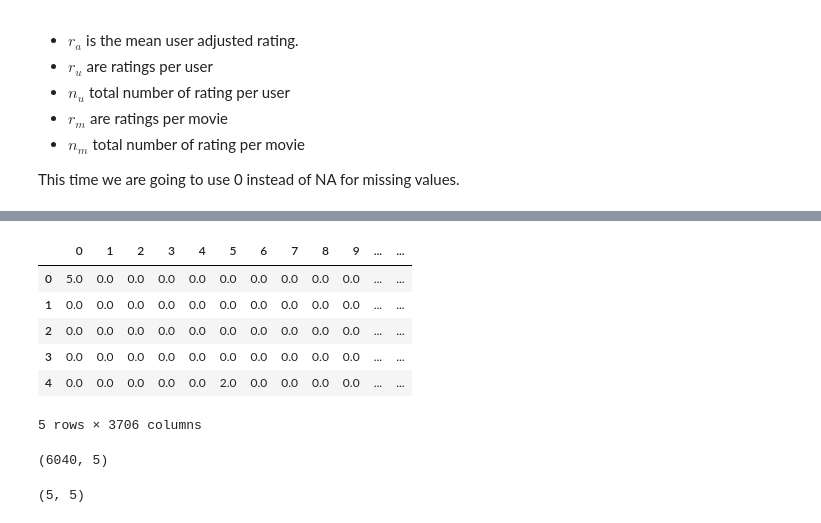
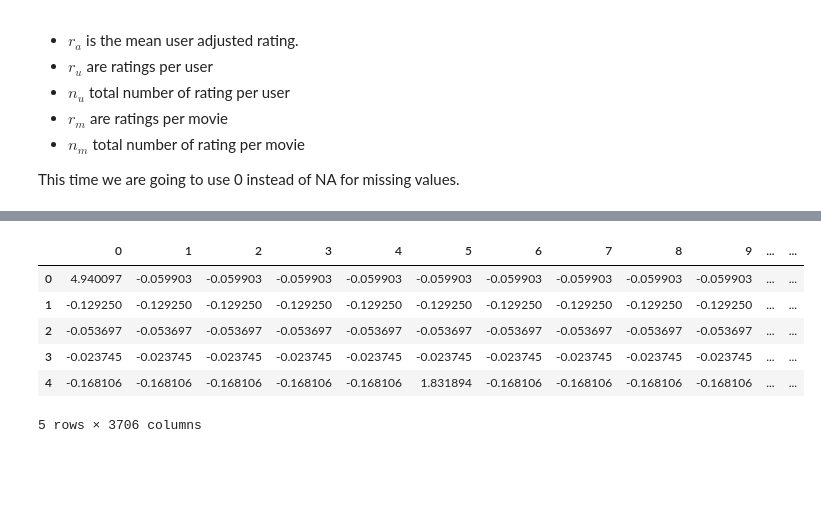
Before and after one commit to oorona/MovieRecommender, a Jupyter notebook: dataanalysis/DataProcessing.ipynb, the cells around one changed output, grey strips where cells are left out. Saved outputs shown, nothing was run; the diff lists cells and outputs as text; code cells hidden in the pictures; blank space fills up the shorter version.

```diff
--- a/dataanalysis/DataProcessing.ipynb
+++ b/dataanalysis/DataProcessing.ipynb
@@ -444,15 +440,14 @@ ratings_movies
 # %%
 ratings_matrix = ratings_movies.to_numpy()
 ratings_user_mean = np.mean(ratings_matrix, axis = 1)
 ratings_user_mean=ratings_user_mean.reshape(-1,1)
-#dmatrix = ratings_matrix - ratings_user_mean
-dmatrix = ratings_matrix
+dmatrix = ratings_matrix - ratings_user_mean
 pd.DataFrame(dmatrix).head()
 # %% [output]
 |  | 0 | 1 | 2 | 3 | 4 | 5 | 6 | 7 | 8 | 9 | ... | ... |
-| 0 | 5.0 | 0.0 | 0.0 | 0.0 | 0.0 | 0.0 | 0.0 | 0.0 | 0.0 | 0.0 | ... | ... |
-| 1 | 0.0 | 0.0 | 0.0 | 0.0 | 0.0 | 0.0 | 0.0 | 0.0 | 0.0 | 0.0 | ... | ... |
-| 2 | 0.0 | 0.0 | 0.0 | 0.0 | 0.0 | 0.0 | 0.0 | 0.0 | 0.0 | 0.0 | ... | ... |
-| 3 | 0.0 | 0.0 | 0.0 | 0.0 | 0.0 | 0.0 | 0.0 | 0.0 | 0.0 | 0.0 | ... | ... |
-| 4 | 0.0 | 0.0 | 0.0 | 0.0 | 0.0 | 2.0 | 0.0 | 0.0 | 0.0 | 0.0 | ... | ... |
+| 0 | 4.940097 | -0.059903 | -0.059903 | -0.059903 | -0.059903 | -0.059903 | -0.059903 | -0.059903 | -0.059903 | -0.059903 | ... | ... |
+| 1 | -0.129250 | -0.129250 | -0.129250 | -0.129250 | -0.129250 | -0.129250 | -0.129250 | -0.129250 | -0.129250 | -0.129250 | ... | ... |
+| 2 | -0.053697 | -0.053697 | -0.053697 | -0.053697 | -0.053697 | -0.053697 | -0.053697 | -0.053697 | -0.053697 | -0.053697 | ... | ... |
+| 3 | -0.023745 | -0.023745 | -0.023745 | -0.023745 | -0.023745 | -0.023745 | -0.023745 | -0.023745 | -0.023745 | -0.023745 | ... | ... |
+| 4 | -0.168106 | -0.168106 | -0.168106 | -0.168106 | -0.168106 | 1.831894 | -0.168106 | -0.168106 | -0.168106 | -0.168106 | ... | ... |
 5 rows × 3706 columns
@@ -462,8 +453,0 @@ S = np.diag(s)
-# %%
-U.shape
-# %% [output]
-(6040, 5)
-# %%
-S.shape
-# %% [output]
-(5, 5)
```
Also changed, not shown: parts of 15 cells of this notebook, 13 other files.
